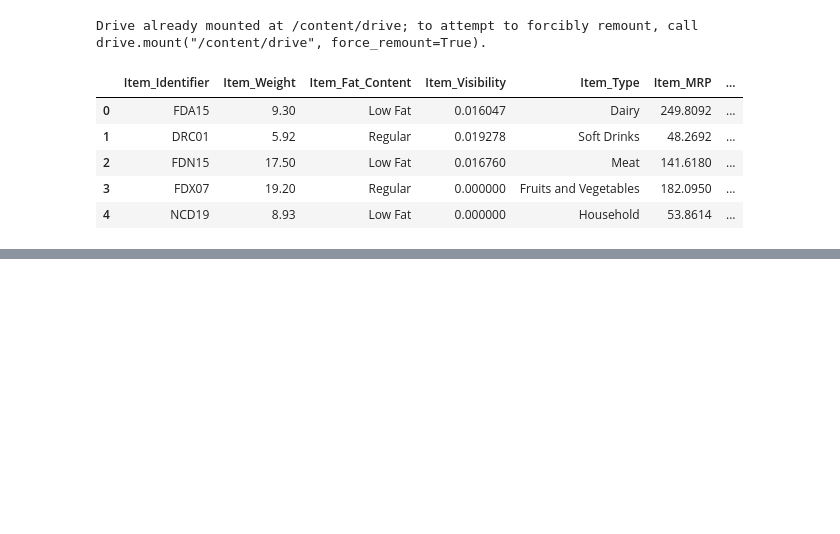
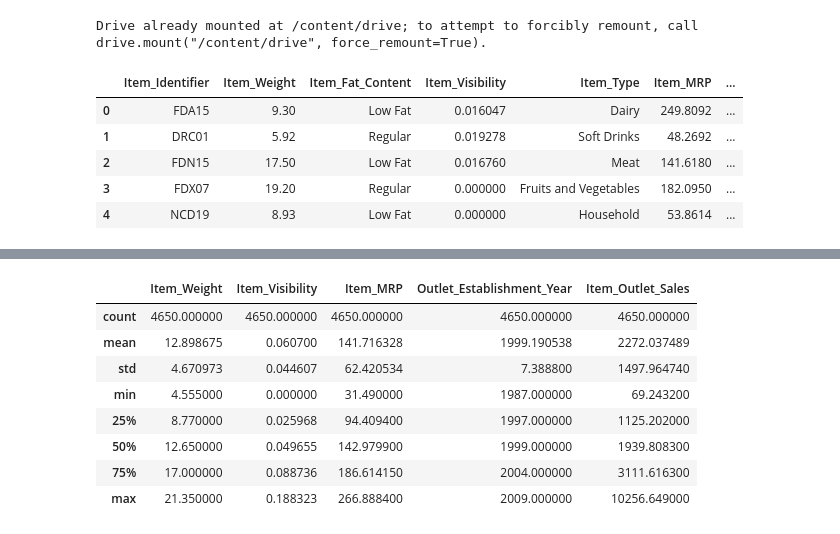
Before and after one commit to erick-huang15/Food-Sales-Predictions, a Jupyter notebook: Food_Sales_Prediction.ipynb, the cells around one changed output, grey strips where cells are left out. Saved outputs shown, nothing was run; the diff lists cells and outputs as text; code cells hidden in the pictures; blank space fills up the shorter version.

```diff
--- a/Food_Sales_Prediction.ipynb
+++ b/Food_Sales_Prediction.ipynb
@@ -20,0 +97,8 @@ data.head()
+# %%
+f_correct = {'reg':'Regular'} # this is to correct reg to Regular
+lf1_correct = {'LF':'Low Fat'} # this is to correct LF to Low Fat
+lf2_correct = {'low fat':'Low Fat'} # this is to correct lower case to upper case
+data_clean['Item_Fat_Content'] = data_clean['Item_Fat_Content'].replace(f_correct)
+data_clean['Item_Fat_Content'] = data_clean['Item_Fat_Content'].replace(lf1_correct)
+data_clean['Item_Fat_Content'] = data_clean['Item_Fat_Content'].replace(lf2_correct)
+data_clean['Item_Fat_Content'].value_counts()
@@ -20,0 +123,12 @@ data.head()
+# %%
+data_clean.describe()
+# %% [output]
+|  | Item_Weight | Item_Visibility | Item_MRP | Outlet_Establishment_Year | Item_Outlet_Sales |
+| count | 4650.000000 | 4650.000000 | 4650.000000 | 4650.000000 | 4650.000000 |
+| mean | 12.898675 | 0.060700 | 141.716328 | 1999.190538 | 2272.037489 |
+| std | 4.670973 | 0.044607 | 62.420534 | 7.388800 | 1497.964740 |
+| min | 4.555000 | 0.000000 | 31.490000 | 1987.000000 | 69.243200 |
+| 25% | 8.770000 | 0.025968 | 94.409400 | 1997.000000 | 1125.202000 |
+| 50% | 12.650000 | 0.049655 | 142.979900 | 1999.000000 | 1939.808300 |
+| 75% | 17.000000 | 0.088736 | 186.614150 | 2004.000000 | 3111.616300 |
+| max | 21.350000 | 0.188323 | 266.888400 | 2009.000000 | 10256.649000 |
```
Also changed, not shown: parts of 10 cells of this notebook.
